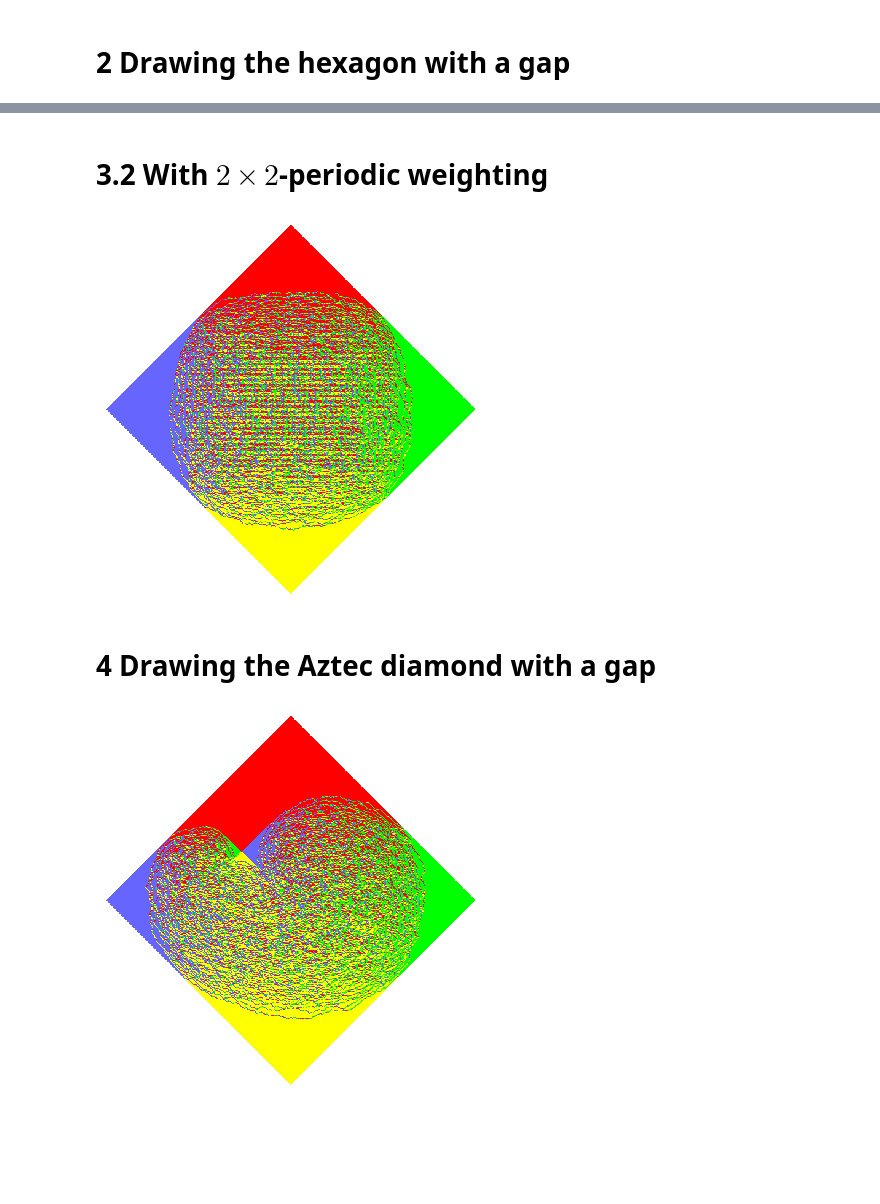
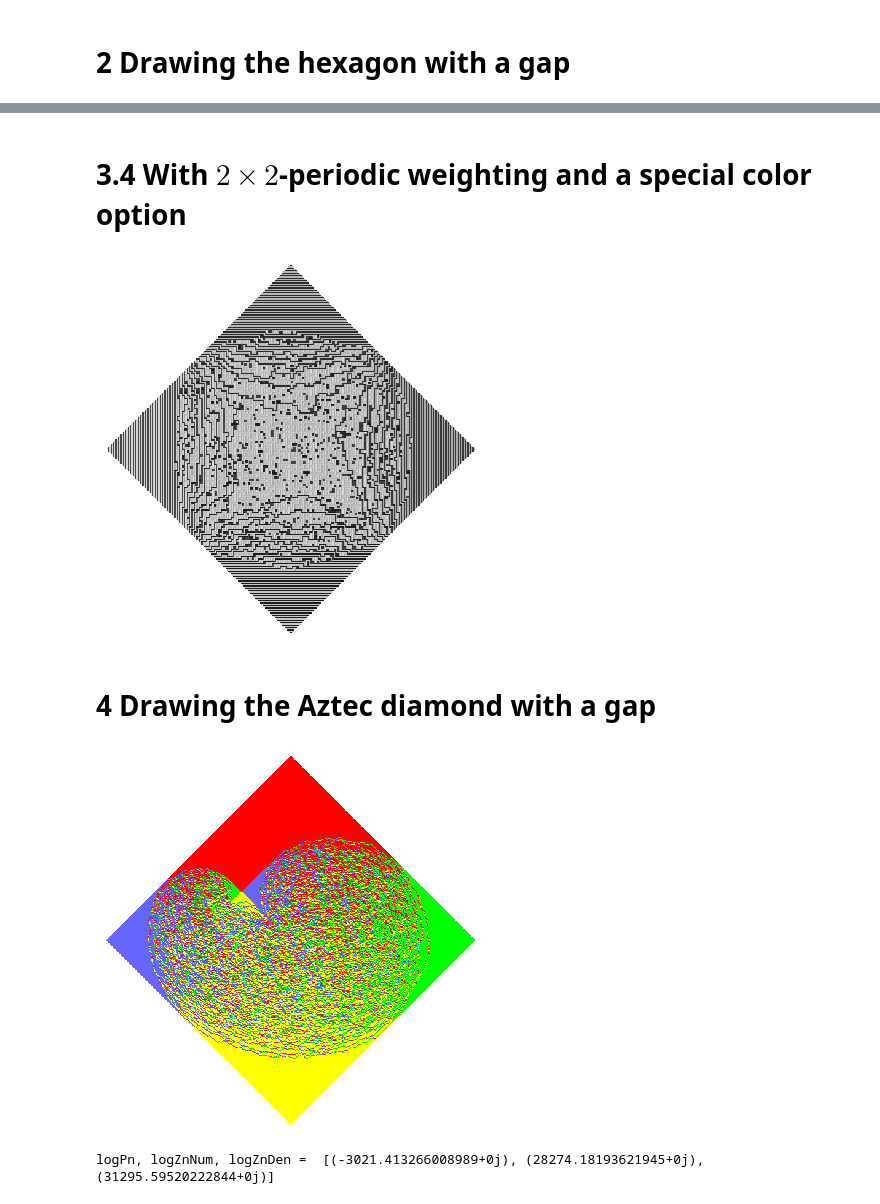
Before and after one commit to MaxvanHorssen/random-tilings, a Jupyter notebook: Examples - How to use.ipynb, the cells around one changed output, grey strips where cells are left out. Saved outputs shown, nothing was run; the diff lists cells and outputs as text; code cells hidden in the pictures; blank space fills up the shorter version.

```diff
--- a/Examples - How to use.ipynb
+++ b/Examples - How to use.ipynb
@@ -94,18 +124,17 @@ fig
 # %% [markdown]
-# 3.2 With $2 \times 2$-periodic weighting
+# 3.4 With $2 \times 2$-periodic weighting and a special color option
 # %%
-n = 300                               # Side length
+n = 150                               # Side length
 
-# Constructing the periodic weighting
+# Constructing the doubly periodic weighting from arXiv:1410.2385
 a = 0.5
 b = 1
 w = np.array([[b,b,a,a],[b,b,a,a],[a,a,b,b],[a,a,b,b]])
 
-# Creating the random tiling for the Aztec diamond, while rotating the image
-fig = draw_aztec(n,w,dpi=100,show_figure=False)
-fig
+# Creating the figure with the color scheme from arXiv:1410.2385
+fig = draw_aztec(n,w,coloring='aztec gray',dpi=100)
 # %% [output]
-[figure, old version]
+[figure, new version]
 # %% [markdown]
 # 4 Drawing the Aztec diamond with a gap
 # %%
@@ -113,8 +142,9 @@ n = 300                               # Side length
 w = np.array([[1]]).T                 # Weighting matrix
 gap = np.array([[2*150-1,80,150]])    # Gap
 
-# Creating the random tiling for the Aztec diamond with a gap
-_,fig = draw_aztec_gap(n,w,gap,dpi=100,show_figure=False)
-fig
+# Creating the figure
+vec,fig = draw_aztec_gap(n,w,gap,dpi=100)
+print('logPn, logZnNum, logZnDen = ',vec)
 # %% [output]
-[figure, old version]
+[figure, new version]
+logPn, logZnNum, logZnDen =  [(-3021.413266008989+0j), (28274.18193621945+0j), (31295.59520222844+0j)]
```
Also changed, not shown: parts of 18 cells of this notebook.
